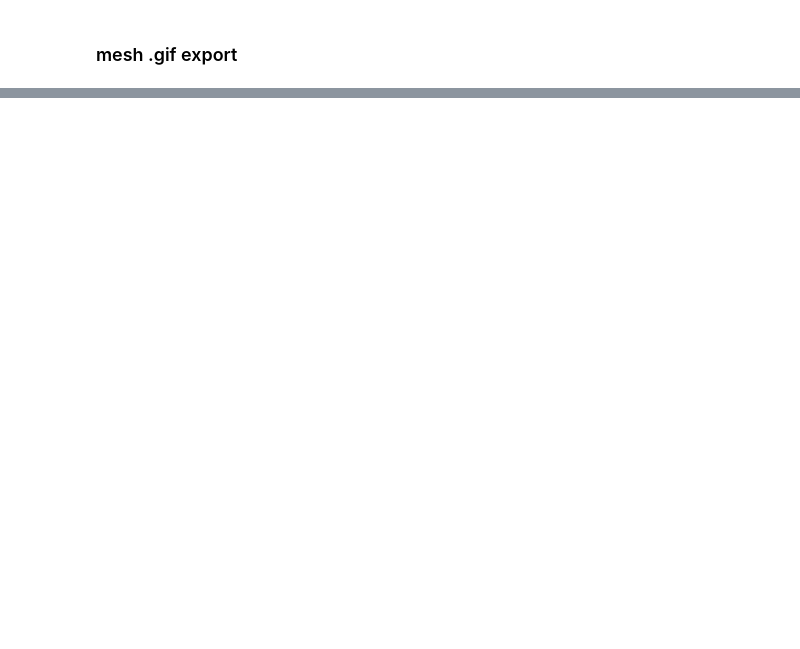
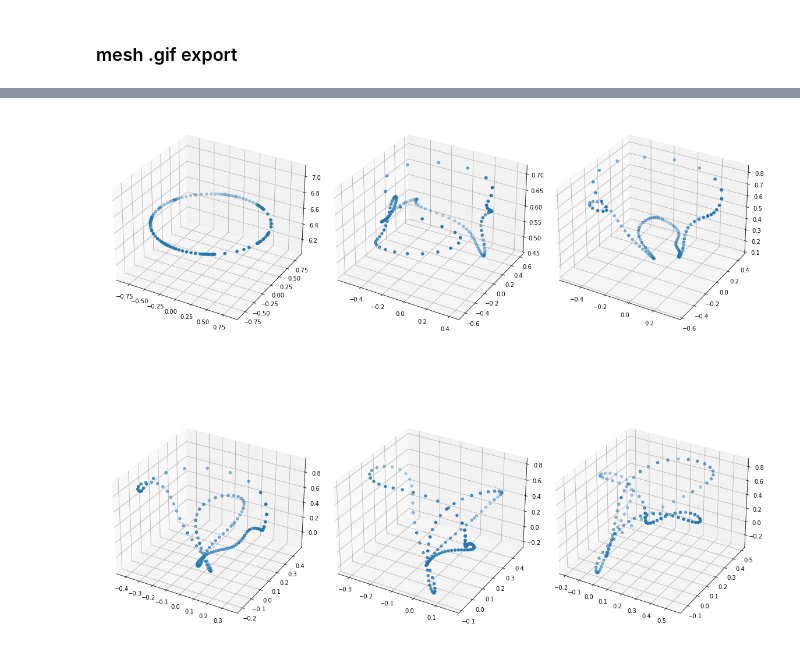
Before and after one commit to tbesnier/bm-shapes, a Jupyter notebook: examples/Shape bridge through spherical harmonic decomposition.ipynb, the cells around one changed output, grey strips where cells are left out. Cells and saved outputs as stored; diff of their text form; code cells hidden in the pictures; blank space fills up the shorter version.

```diff
--- a/examples/Shape bridge through spherical harmonic decomposition.ipynb
+++ b/examples/Shape bridge through spherical harmonic decomposition.ipynb
@@ -191,0 +227,40 @@ mesh_processing.create_gif(listpq, "test.gif")
+# %%
+listpq = []
+for t in range(reconstr_function_r.shape[0]):
+    (x_coord_stoch, y_coord_stoch, z_coord_stoch) = pyssht.spherical_to_cart(reconstr_function_r[t],
+                                                                             reconstr_function_theta[t],
+                                                                             reconstr_function_phi[t])
+    listpq.append([x_coord_stoch, y_coord_stoch, z_coord_stoch])
+
+listpq = np.array(listpq)
+
+#setting up the faces for the mesh
+rows_unique = np.unique(listpq[0,:,:].T, axis=0, return_index=True)
+new = listpq[0,:,:].T[rows_unique[1]]
+hull = tri.convex.convex_hull(new, qhull_options='QbB Pp Qt QJ')
+faces = hull.faces
+# %%
+fig = plt.figure(figsize=(16,16))
+
+ax1 = fig.add_subplot(231, projection='3d')
+ax1.scatter(listpq[0,:,:].T[rows_unique[1]][:,0], listpq[0,:,:].T[rows_unique[1]][:,1], listpq[0,:,:].T[rows_unique[1]][:,2])
+
+ax2 = fig.add_subplot(232, projection='3d')
+ax2.scatter(listpq[10,:,:].T[rows_unique[1]][:,0], listpq[10,:,:].T[rows_unique[1]][:,1], listpq[10,:,:].T[rows_unique[1]][:,2])
+
+ax3 = fig.add_subplot(233, projection='3d')
+ax3.scatter(listpq[20,:,:].T[rows_unique[1]][:,0], listpq[20,:,:].T[rows_unique[1]][:,1], listpq[20,:,:].T[rows_unique[1]][:,2])
+
+ax4 = fig.add_subplot(234, projection='3d')
+ax4.scatter(listpq[30,:,:].T[rows_unique[1]][:,0], listpq[30,:,:].T[rows_unique[1]][:,1], listpq[30,:,:].T[rows_unique[1]][:,2])
+
+ax5 = fig.add_subplot(235, projection='3d')
+ax5.scatter(listpq[40,:,:].T[rows_unique[1]][:,0], listpq[40,:,:].T[rows_unique[1]][:,1], listpq[40,:,:].T[rows_unique[1]][:,2])
+
+ax6 = fig.add_subplot(236, projection='3d')
+ax6.scatter(listpq[-1,:,:].T[rows_unique[1]][:,0], listpq[-1,:,:].T[rows_unique[1]][:,1], listpq[-1,:,:].T[rows_unique[1]][:,2])
+
+plt.tight_layout()
+plt.show()
+# %% [output]
+[figure, added]
```
Also changed, not shown: parts of 12 cells of this notebook, 37 other files.
